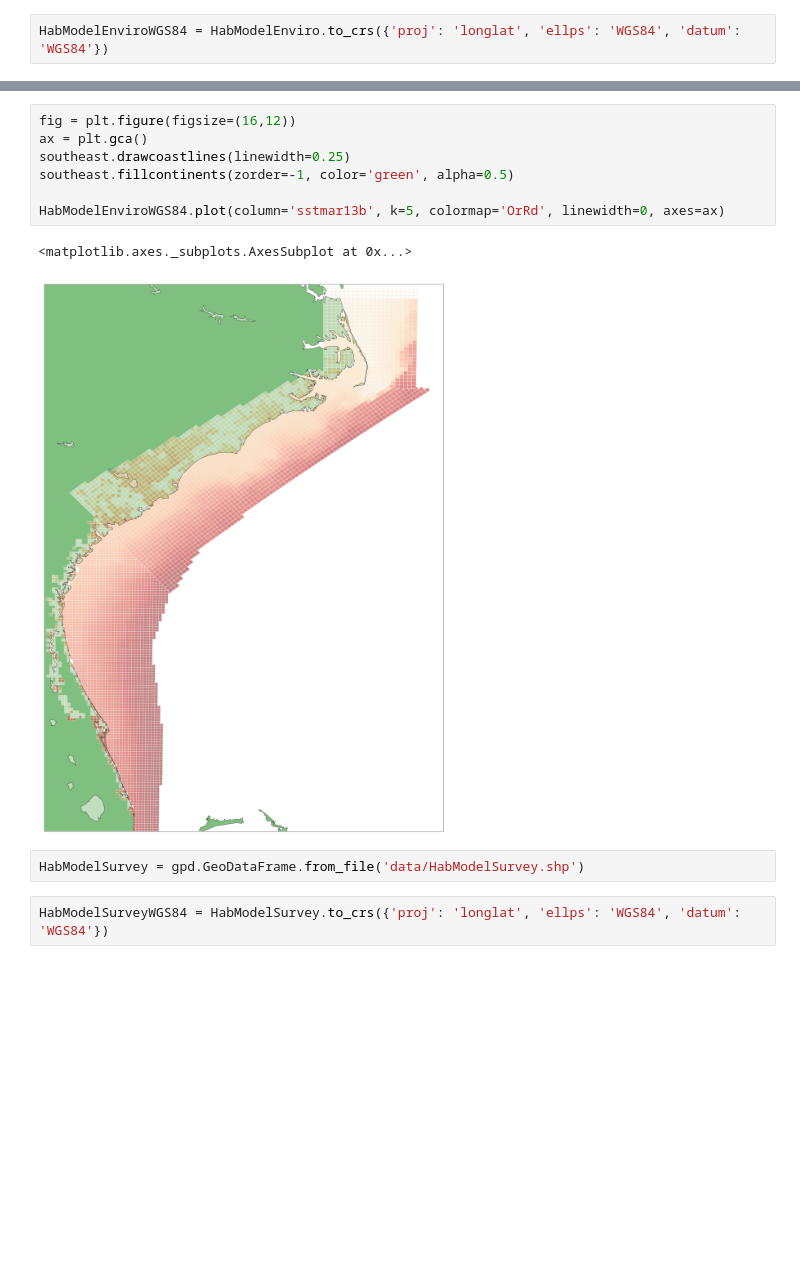
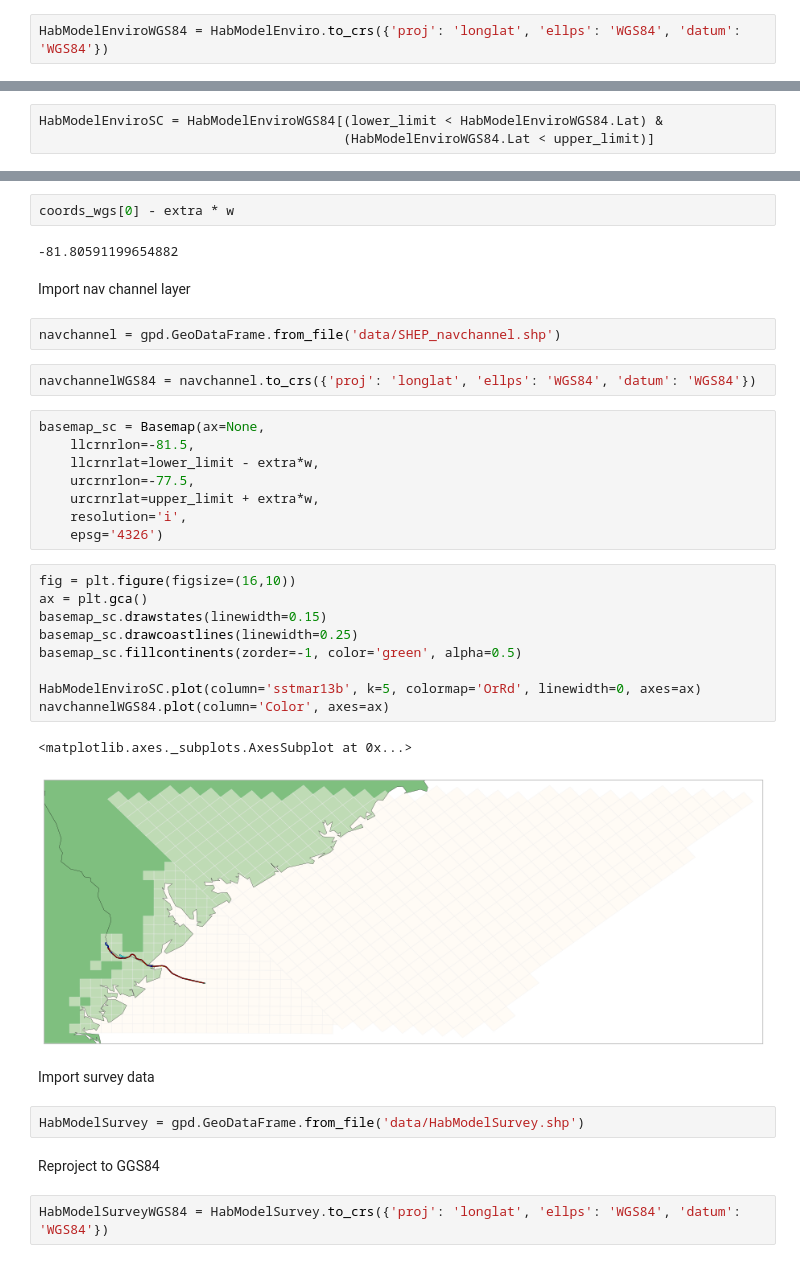
Before and after one commit to fonnesbeck/CharlestonLanesAnalysis, a Jupyter notebook: Charleston Shipping Lanes Analysis.ipynb, the cells around one changed output, grey strips where cells are left out. Cells and saved outputs as stored; diff of their text form; blank space fills up the shorter version.

Commit message:
Model state as of Jan 2015

```diff
--- a/Charleston Shipping Lanes Analysis.ipynb
+++ b/Charleston Shipping Lanes Analysis.ipynb
@@ -106,0 +114,3 @@ HabModelEnviroWGS84 = HabModelEnviro.to_crs({'proj': 'longlat', 'ellps': 'WGS84'
+# %%
+HabModelEnviroSC = HabModelEnviroWGS84[(lower_limit < HabModelEnviroWGS84.Lat) &
+                                       (HabModelEnviroWGS84.Lat < upper_limit)]
@@ -107,14 +121,38 @@ HabModelEnviroWGS84 = HabModelEnviro.to_crs({'proj': 'longlat', 'ellps': 'WGS84'
+# %%
+coords_wgs[0] - extra * w
+# %% [output]
+-81.80591199654882
+# %% [markdown]
+Import nav channel layer
+# %%
+navchannel = gpd.GeoDataFrame.from_file('data/SHEP_navchannel.shp')
+# %%
+navchannelWGS84 = navchannel.to_crs({'proj': 'longlat', 'ellps': 'WGS84', 'datum': 'WGS84'})
+# %%
+basemap_sc = Basemap(ax=None,
+    llcrnrlon=-81.5,
+    llcrnrlat=lower_limit - extra*w,
+    urcrnrlon=-77.5,
+    urcrnrlat=upper_limit + extra*w,
+    resolution='i',
+    epsg='4326')
 # %%
-fig = plt.figure(figsize=(16,12))
+fig = plt.figure(figsize=(16,10))
 ax = plt.gca()
-southeast.drawcoastlines(linewidth=0.25)
-southeast.fillcontinents(zorder=-1, color='green', alpha=0.5)
+basemap_sc.drawstates(linewidth=0.15)
+basemap_sc.drawcoastlines(linewidth=0.25)
+basemap_sc.fillcontinents(zorder=-1, color='green', alpha=0.5)
 
-HabModelEnviroWGS84.plot(column='sstmar13b', k=5, colormap='OrRd', linewidth=0, axes=ax)
+HabModelEnviroSC.plot(column='sstmar13b', k=5, colormap='OrRd', linewidth=0, axes=ax)
+navchannelWGS84.plot(column='Color', axes=ax)
 # %% [output]
 <matplotlib.axes._subplots.AxesSubplot at 0x...>
-[figure, old version]
+[figure, new version]
+# %% [markdown]
+Import survey data
 # %%
 HabModelSurvey = gpd.GeoDataFrame.from_file('data/HabModelSurvey.shp')
+# %% [markdown]
+Reproject to GGS84
 # %%
 HabModelSurveyWGS84 = HabModelSurvey.to_crs({'proj': 'longlat', 'ellps': 'WGS84', 'datum': 'WGS84'})
```
Also changed, not shown: parts of 34 cells of this notebook, 30 other files.
